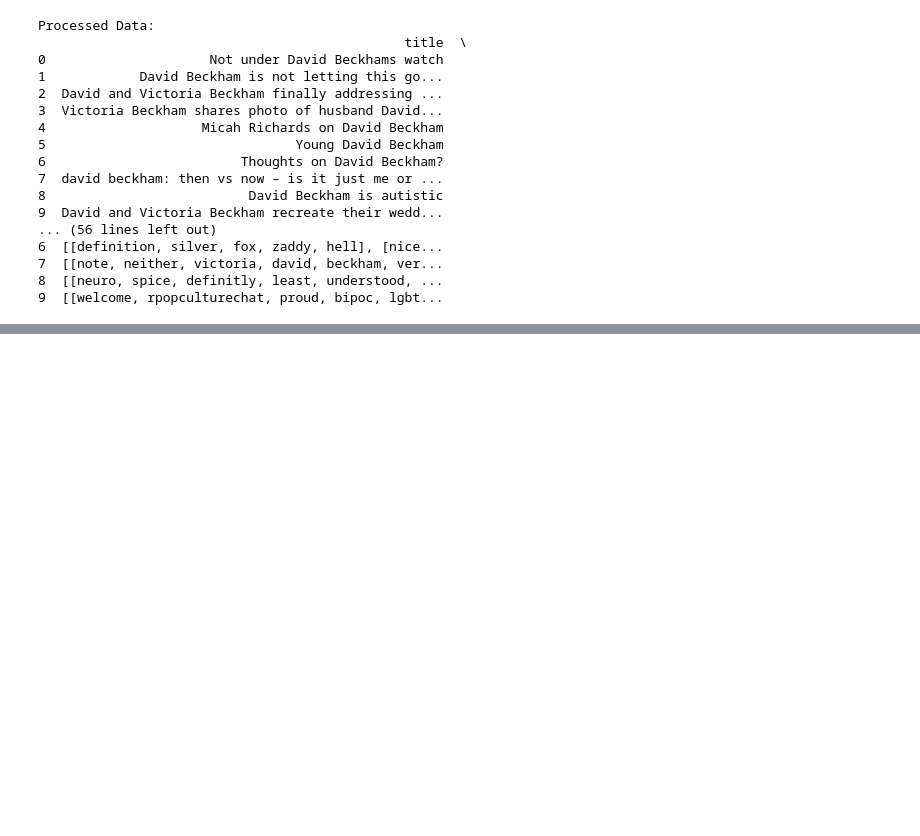
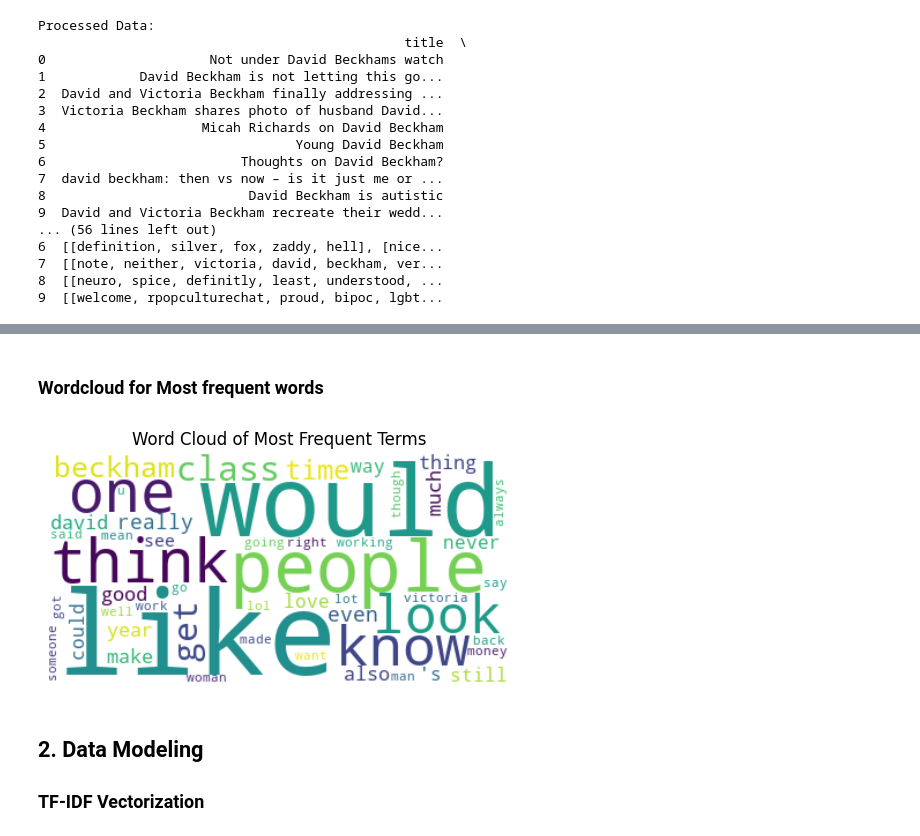
Before and after one commit to hinton024/Assignment-2-Social-media-and-network-analytics, a Jupyter notebook: Reddit_Preprocessing.ipynb, the cells around one changed output, grey strips where cells are left out. Saved outputs shown, nothing was run; the diff lists cells and outputs as text; code cells hidden in the pictures; blank space fills up the shorter version.

```diff
--- a/Reddit_Preprocessing.ipynb
+++ b/Reddit_Preprocessing.ipynb
@@ -810,0 +259,23 @@ Document 232: She looks so amazing!!!
+# %% [markdown]
+### Wordcloud for Most frequent words
+# %%
+# Create a dictionary of the most common terms and their counts for the WordCloud
+word_freq_dict = dict(term_freq_counter.most_common(50))  # You can adjust the number of words to display
+
+# Generate the word cloud
+wordcloud = WordCloud(
+    width=400, height=200, background_color='white',
+    max_words=200, colormap='viridis'
+).generate_from_frequencies(word_freq_dict)
+
+# Plotting the word cloud
+plt.figure(figsize=(6, 3))
+plt.imshow(wordcloud, interpolation='bilinear')
+plt.axis('off')  # Hide the axes
+plt.title('Word Cloud of Most Frequent Terms')
+plt.show()
+# %% [output]
+[figure, added]
+# %% [markdown]
+## 2. Data Modeling
+### TF-IDF Vectorization
```
Also changed, not shown: parts of 62 cells of this notebook, 23 other files.
